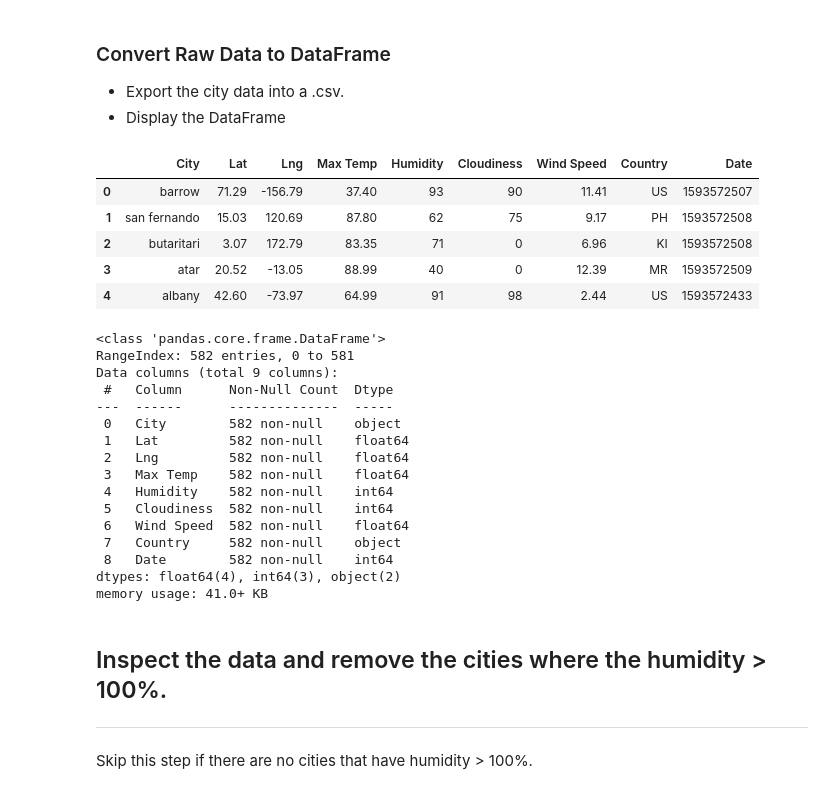
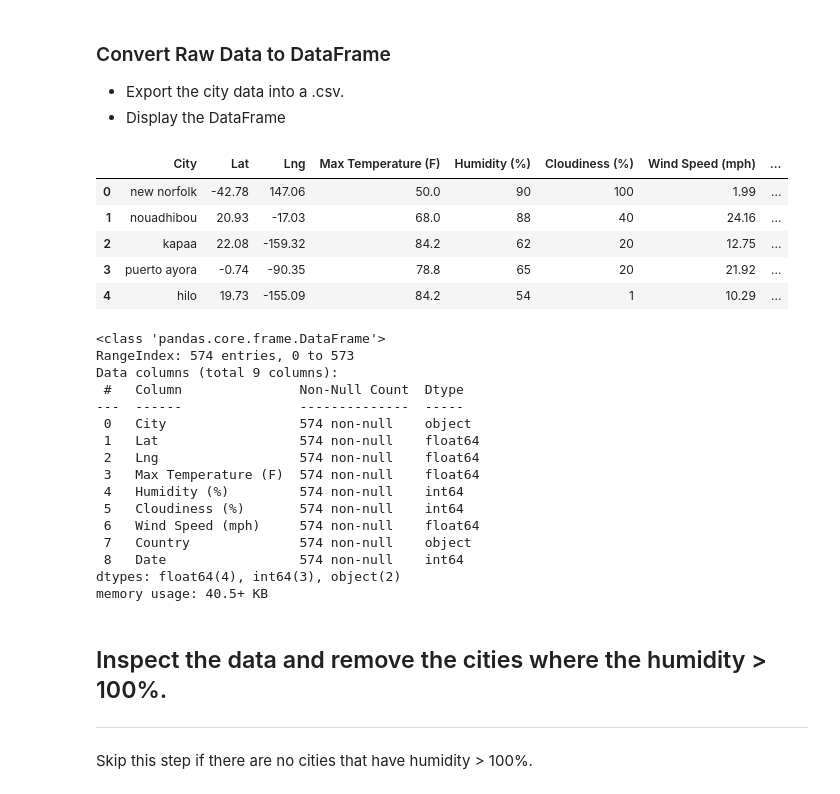
Before and after one commit to momcancode/API-challenge, a Jupyter notebook: WeatherPy/WeatherPy.ipynb, the cells around one changed output. Cells and saved outputs as stored; diff of their text form; code cells hidden in the pictures.

```diff
--- a/WeatherPy/WeatherPy.ipynb
+++ b/WeatherPy/WeatherPy.ipynb
@@ -126,42 +126,42 @@ Data Retrieval Complete
 # %%
 df = pd.DataFrame({
     "City": final_cities,
     "Lat": lat,
     "Lng": lng,
-    "Max Temp": temp_max,
-    "Humidity": humidity,
-    "Cloudiness": cloudiness,
-    "Wind Speed": wind_speed,
+    "Max Temperature (F)": temp_max,
+    "Humidity (%)": humidity,
+    "Cloudiness (%)": cloudiness,
+    "Wind Speed (mph)": wind_speed,
     "Country": country,
     "Date": date
 })
 df.head()
 # %% [output]
-|  | City | Lat | Lng | Max Temp | Humidity | Cloudiness | Wind Speed | Country | Date |
-| 0 | barrow | 71.29 | -156.79 | 37.40 | 93 | 90 | 11.41 | US | 1593572507 |
-| 1 | san fernando | 15.03 | 120.69 | 87.80 | 62 | 75 | 9.17 | PH | 1593572508 |
-| 2 | butaritari | 3.07 | 172.79 | 83.35 | 71 | 0 | 6.96 | KI | 1593572508 |
-| 3 | atar | 20.52 | -13.05 | 88.99 | 40 | 0 | 12.39 | MR | 1593572509 |
-| 4 | albany | 42.60 | -73.97 | 64.99 | 91 | 98 | 2.44 | US | 1593572433 |
+|  | City | Lat | Lng | Max Temperature (F) | Humidity (%) | Cloudiness (%) | Wind Speed (mph) | ... |
+| 0 | new norfolk | -42.78 | 147.06 | 50.0 | 90 | 100 | 1.99 | ... |
+| 1 | nouadhibou | 20.93 | -17.03 | 68.0 | 88 | 40 | 24.16 | ... |
+| 2 | kapaa | 22.08 | -159.32 | 84.2 | 62 | 20 | 12.75 | ... |
+| 3 | puerto ayora | -0.74 | -90.35 | 78.8 | 65 | 20 | 21.92 | ... |
+| 4 | hilo | 19.73 | -155.09 | 84.2 | 54 | 1 | 10.29 | ... |
 # %%
 df.info()
 # %% [output]
 <class 'pandas.core.frame.DataFrame'>
-RangeIndex: 582 entries, 0 to 581
+RangeIndex: 574 entries, 0 to 573
 Data columns (total 9 columns):
- #   Column      Non-Null Count  Dtype
----  ------      --------------  -----
- 0   City        582 non-null    object
- 1   Lat         582 non-null    float64
- 2   Lng         582 non-null    float64
- 3   Max Temp    582 non-null    float64
- 4   Humidity    582 non-null    int64
- 5   Cloudiness  582 non-null    int64
- 6   Wind Speed  582 non-null    float64
- 7   Country     582 non-null    object
- 8   Date        582 non-null    int64
+ #   Column               Non-Null Count  Dtype
+---  ------               --------------  -----
+ 0   City                 574 non-null    object
+ 1   Lat                  574 non-null    float64
+ 2   Lng                  574 non-null    float64
+ 3   Max Temperature (F)  574 non-null    float64
+ 4   Humidity (%)         574 non-null    int64
+ 5   Cloudiness (%)       574 non-null    int64
+ 6   Wind Speed (mph)     574 non-null    float64
+ 7   Country              574 non-null    object
+ 8   Date                 574 non-null    int64
 dtypes: float64(4), int64(3), object(2)
-memory usage: 41.0+ KB
+memory usage: 40.5+ KB
 # %%
 df.to_csv(output_data_file, index=True, index_label="City_ID")
 # %% [markdown]
```
Also changed, not shown: parts of 19 cells of this notebook, 19 other files.
